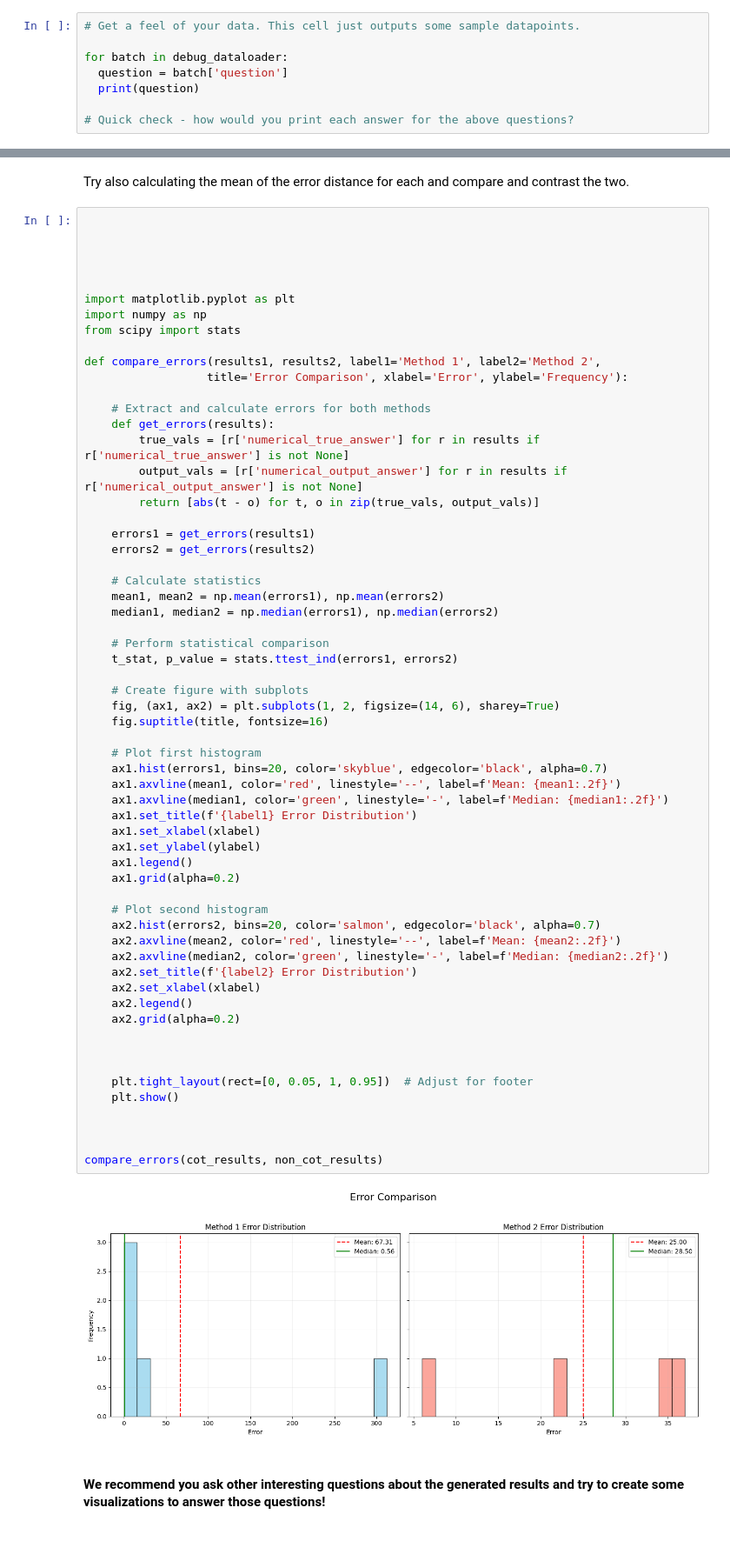
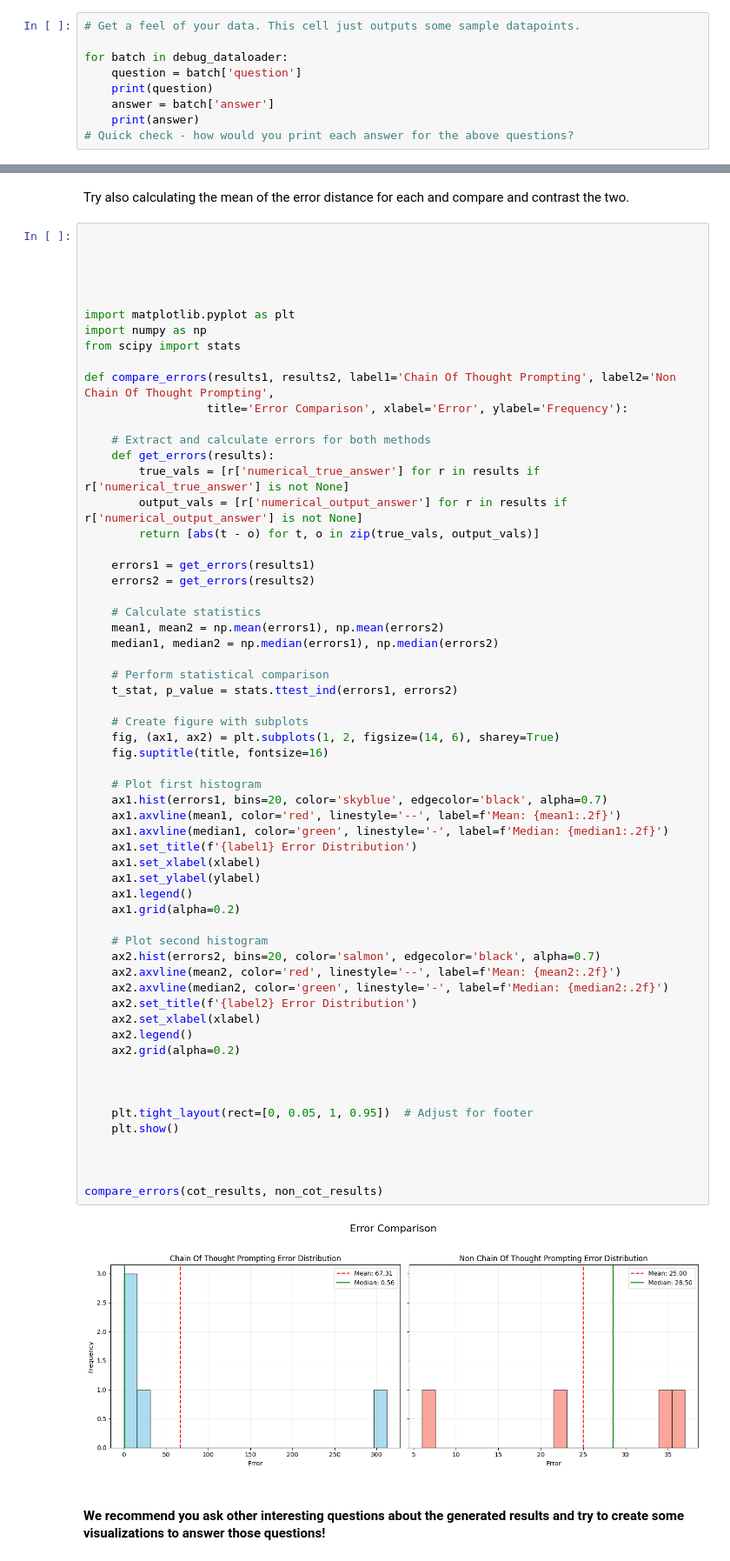
Before and after one commit to 1amSimp1e/AlgoVerseResearch, a Jupyter notebook: intro-llm-algoverse.ipynb, the cells around one changed output, grey strips where cells are left out. Shown at 87% size. Cells and saved outputs as stored; diff of their text form.

```diff
--- a/intro-llm-algoverse.ipynb
+++ b/intro-llm-algoverse.ipynb
@@ -163,9 +188,10 @@ Type of train_loader: <class 'torch.utils.data.dataloader.DataLoader'>
 # Get a feel of your data. This cell just outputs some sample datapoints.
 
 for batch in debug_dataloader:
-  question = batch['question']
-  print(question)
-
+    question = batch['question']
+    print(question)
+    answer = batch['answer']
+    print(answer)
 # Quick check - how would you print each answer for the above questions?
 # %% [output]
 ['Natalia sold clips to 48 of her friends in April, and then she sold half as many clips in May. How many clips did Natalia sell altogether in April and May?']
@@ -872,7 +902,7 @@ import matplotlib.pyplot as plt
 import numpy as np
 from scipy import stats
 
-def compare_errors(results1, results2, label1='Method 1', label2='Method 2',
+def compare_errors(results1, results2, label1='Chain Of Thought Prompting', label2='Non Chain Of Thought Prompting',
                   title='Error Comparison', xlabel='Error', ylabel='Frequency'):
 
     # Extract and calculate errors for both methods
@@ -896,34 +926,34 @@ def compare_errors(results1, results2, label1='Method 1', label2='Method 2',
     fig.suptitle(title, fontsize=16)
 
     # Plot first histogram
     ax1.hist(errors1, bins=20, color='skyblue', edgecolor='black', alpha=0.7)
     ax1.axvline(mean1, color='red', linestyle='--', label=f'Mean: {mean1:.2f}')
     ax1.axvline(median1, color='green', linestyle='-', label=f'Median: {median1:.2f}')
     ax1.set_title(f'{label1} Error Distribution')
     ax1.set_xlabel(xlabel)
     ax1.set_ylabel(ylabel)
     ax1.legend()
     ax1.grid(alpha=0.2)
 
     # Plot second histogram
     ax2.hist(errors2, bins=20, color='salmon', edgecolor='black', alpha=0.7)
     ax2.axvline(mean2, color='red', linestyle='--', label=f'Mean: {mean2:.2f}')
     ax2.axvline(median2, color='green', linestyle='-', label=f'Median: {median2:.2f}')
     ax2.set_title(f'{label2} Error Distribution')
     ax2.set_xlabel(xlabel)
     ax2.legend()
     ax2.grid(alpha=0.2)
 
 
 
     plt.tight_layout(rect=[0, 0.05, 1, 0.95])  # Adjust for footer
     plt.show()
 
 
 
 compare_errors(cot_results, non_cot_results)
 # %% [output]
-[figure, old version]
+[figure, new version]
 # %% [markdown]
 #### We recommend you ask other interesting questions about the generated results and try to create some visualizations to answer those questions!
 # %% [markdown]
```
Also changed, not shown: parts of 6 cells of this notebook.
